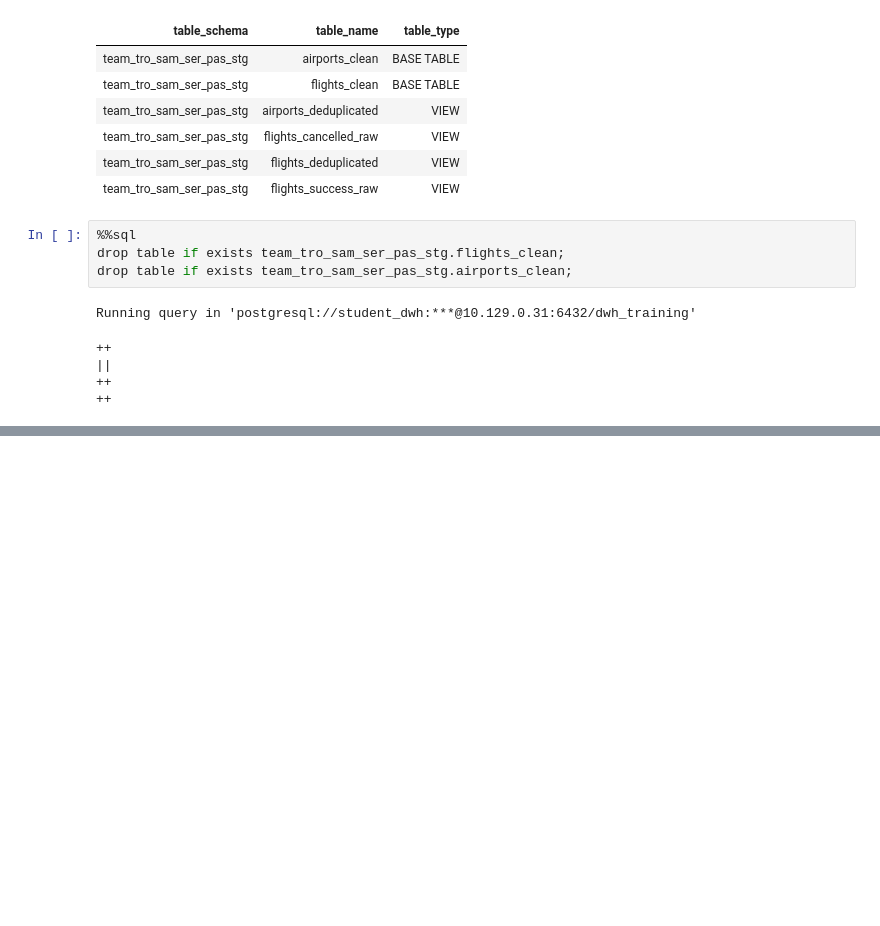
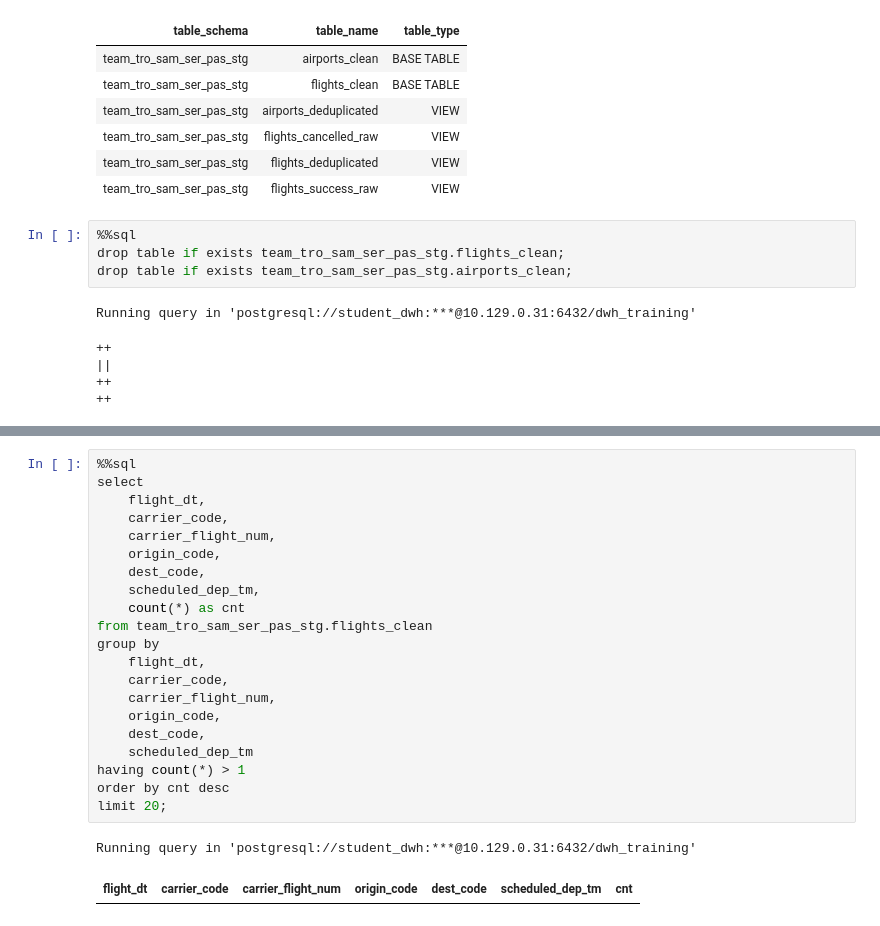
Before and after one commit to d-pascenco/dwh_sql_project_team_Tro_Sam_Ser_Pas, a Jupyter notebook: python/utils/dwh_training_sql_запросы.ipynb, the cells around one changed output, grey strips where cells are left out. Drawn from its saved outputs; the diff is of its cells as text; blank space fills up the shorter version.

```diff
--- a/python/utils/dwh_training_sql_запросы.ipynb
+++ b/python/utils/dwh_training_sql_запросы.ipynb
@@ -202,0 +295,24 @@ Running query in 'postgresql://student_dwh:***@10.129.0.31:6432/dwh_training'
+# %%
+%%sql
+select
+    flight_dt,
+    carrier_code,
+    carrier_flight_num,
+    origin_code,
+    dest_code,
+    scheduled_dep_tm,
+    count(*) as cnt
+from team_tro_sam_ser_pas_stg.flights_clean
+group by
+    flight_dt,
+    carrier_code,
+    carrier_flight_num,
+    origin_code,
+    dest_code,
+    scheduled_dep_tm
+having count(*) > 1
+order by cnt desc
+limit 20;
+# %% [output]
+Running query in 'postgresql://student_dwh:***@10.129.0.31:6432/dwh_training'
+| flight_dt | carrier_code | carrier_flight_num | origin_code | dest_code | scheduled_dep_tm | cnt |
```
Also changed, not shown: parts of 5 cells of this notebook, 10 other files.
